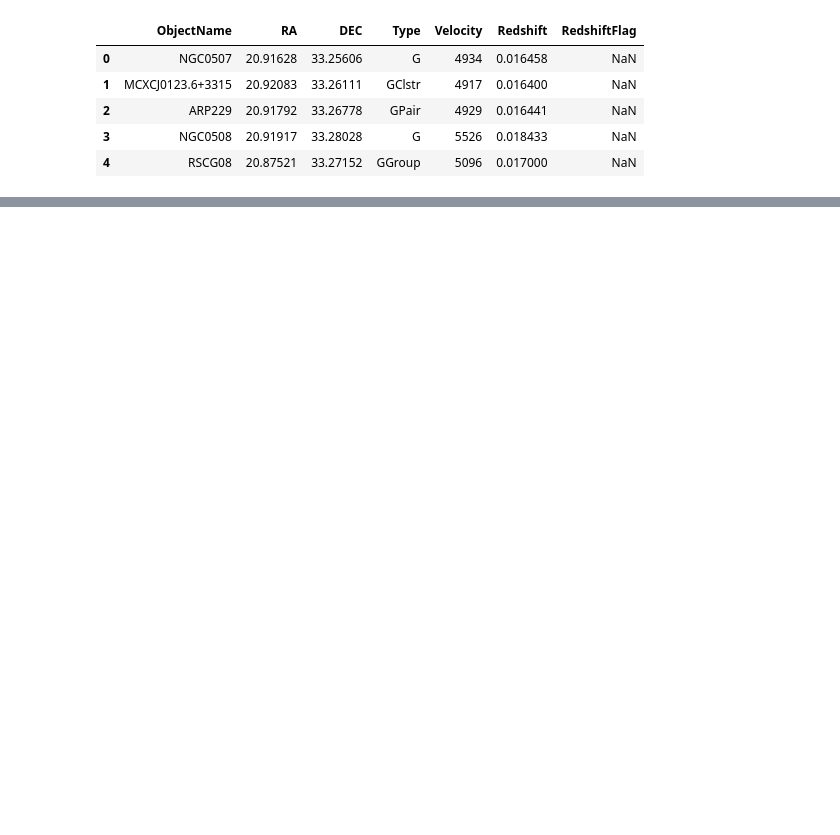
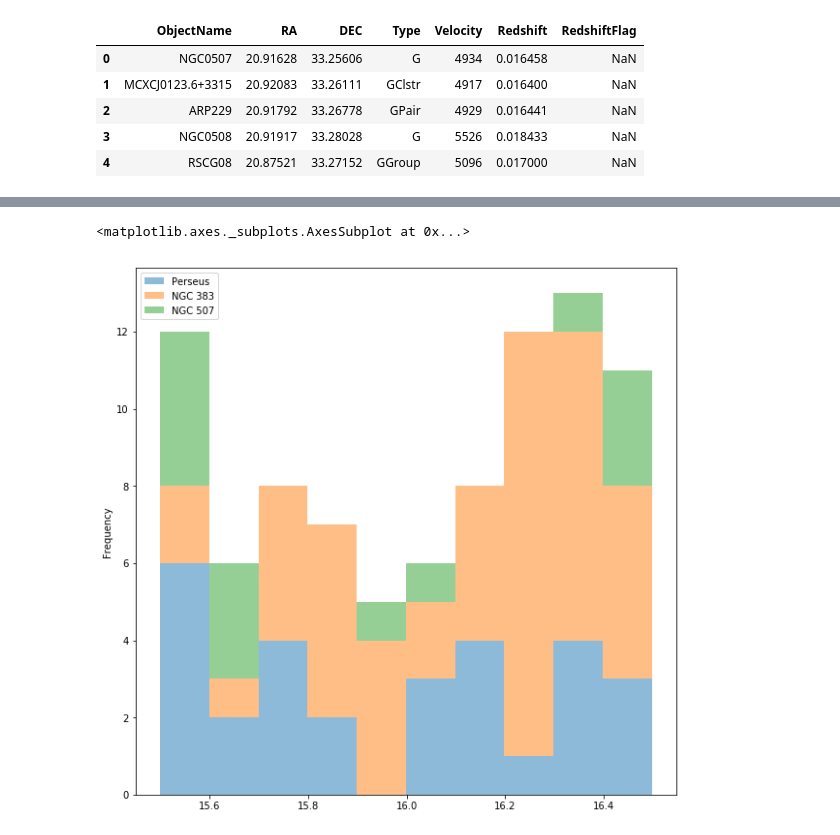
Before and after one commit to danbanan/Perseus-vs-background, a Jupyter notebook: main-notebook.ipynb, the cells around one changed output, grey strips where cells are left out. Drawn from its saved outputs; the diff is of its cells as text; code cells hidden in the pictures; blank space fills up the shorter version.

Commit message:
stacked histogram of perseus, ngc 383 and ngc 507

```diff
--- a/main-notebook.ipynb
+++ b/main-notebook.ipynb
@@ -83,0 +82,4 @@ perseus
+# %%
+# No photometric redshifts in file
+perseus_ned = pd.read_csv('./training/NED_perseus.csv')
+perseus_ned.head()
@@ -83,0 +93,4 @@ perseus
+# %%
+# Final table of ngc507, cross-id table with redshifts from NED
+perseus = pd.merge(perseus_crossid, perseus_ned[['ObjectName', 'Redshift', 'RedshiftFlag']], on='ObjectName')
+perseus.head()
@@ -83,0 +104,6 @@ perseus
+# %%
+hist = pd.DataFrame({'Perseus': perseus.modelMag_r, 'NGC 383': ngc383.modelMag_r, 'NGC 507': ngc507.modelMag_r}, columns=['Perseus','NGC 383','NGC 507'])
+hist.plot.hist(alpha=0.5, stacked='True', figsize=(10,10))
+# %% [output]
+<matplotlib.axes._subplots.AxesSubplot at 0x...>
+[figure, added]
```
Also changed, not shown: parts of 3 cells of this notebook.
